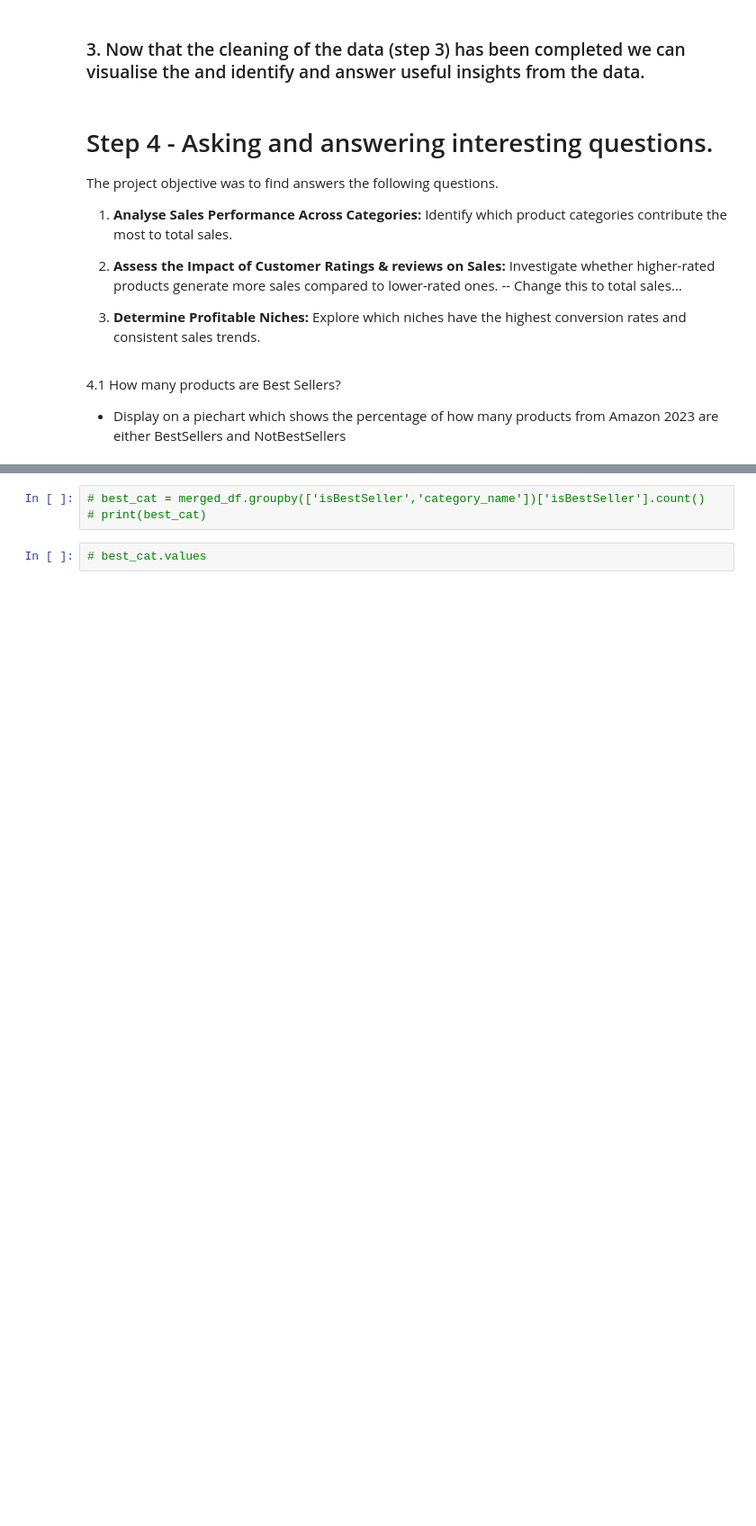
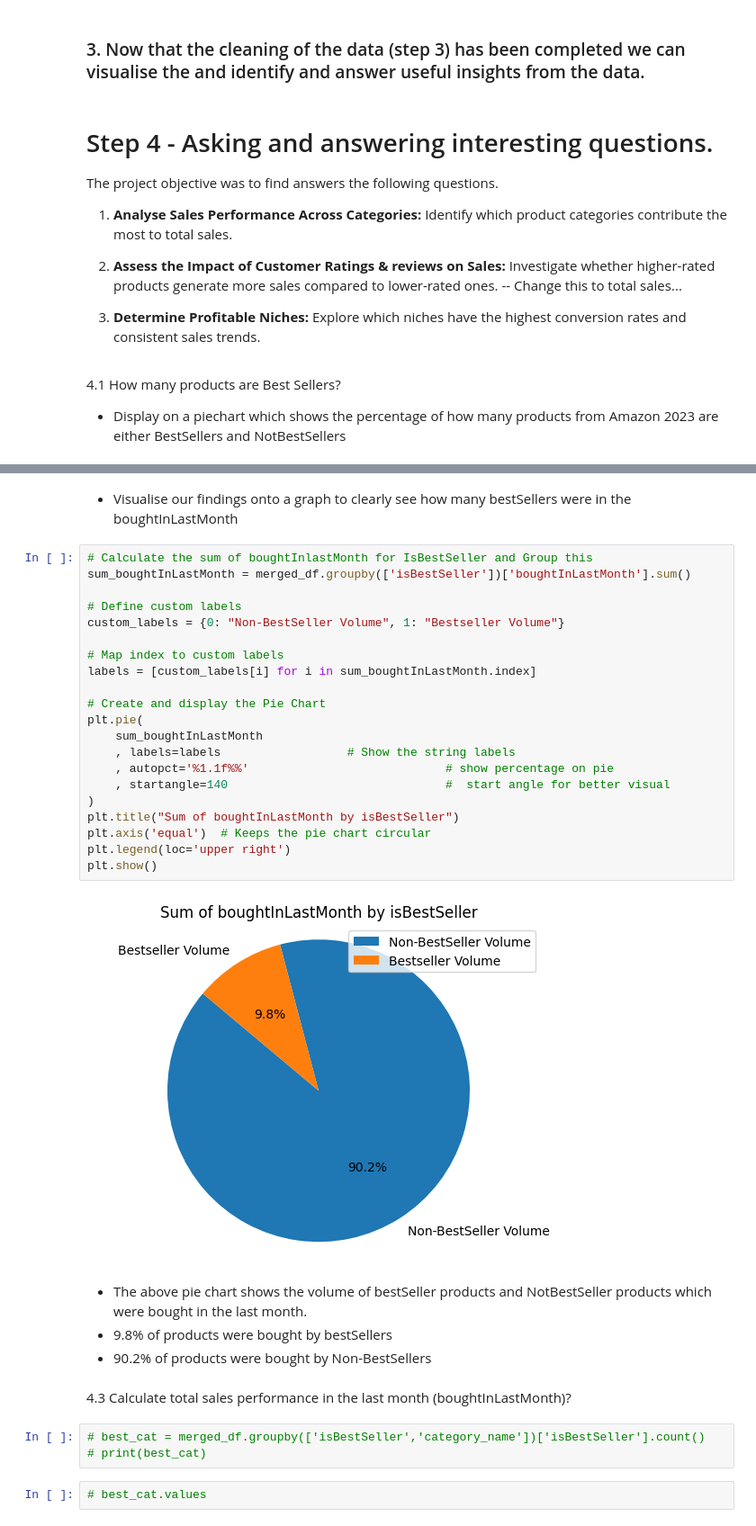
Before and after one commit to ctimothy14/Amazon_products_2023, a Jupyter notebook: amazon_products.ipynb, the cells around one changed output, grey strips where cells are left out. Shown at 90% size. Saved outputs shown, nothing was run; the diff lists cells and outputs as text; blank space fills up the shorter version.

```diff
--- a/amazon_products.ipynb
+++ b/amazon_products.ipynb
@@ -407,3 +431,34 @@ plt.show()
+# %% [markdown]
+- Visualise our findings onto a graph to clearly see how many bestSellers were in the boughtInLastMonth
+# %%
+# Calculate the sum of boughtInlastMonth for IsBestSeller and Group this
+sum_boughtInLastMonth = merged_df.groupby(['isBestSeller'])['boughtInLastMonth'].sum()
+
+# Define custom labels
+custom_labels = {0: "Non-BestSeller Volume", 1: "Bestseller Volume"}
+
+# Map index to custom labels
+labels = [custom_labels[i] for i in sum_boughtInLastMonth.index]
+
+# Create and display the Pie Chart
+plt.pie(
+    sum_boughtInLastMonth
+    , labels=labels                  # Show the string labels
+    , autopct='%1.1f%%'                            # show percentage on pie
+    , startangle=140                               #  start angle for better visual
+)
+plt.title("Sum of boughtInLastMonth by isBestSeller")
+plt.axis('equal')  # Keeps the pie chart circular
+plt.legend(loc='upper right')
+plt.show()
+# %% [output]
+[figure, added]
+# %% [markdown]
+- The above pie chart shows the volume of bestSeller products and NotBestSeller products which were bought in the last month.
+- 9.8% of products were bought by bestSellers
+- 90.2% of products were bought by Non-BestSellers
+# %% [markdown]
+4.3 Calculate total sales performance in the last month (boughtInLastMonth)?
 # %%
 # best_cat = merged_df.groupby(['isBestSeller','category_name'])['isBestSeller'].count()
 # print(best_cat)
```
Also changed, not shown: parts of 7 cells of this notebook.
